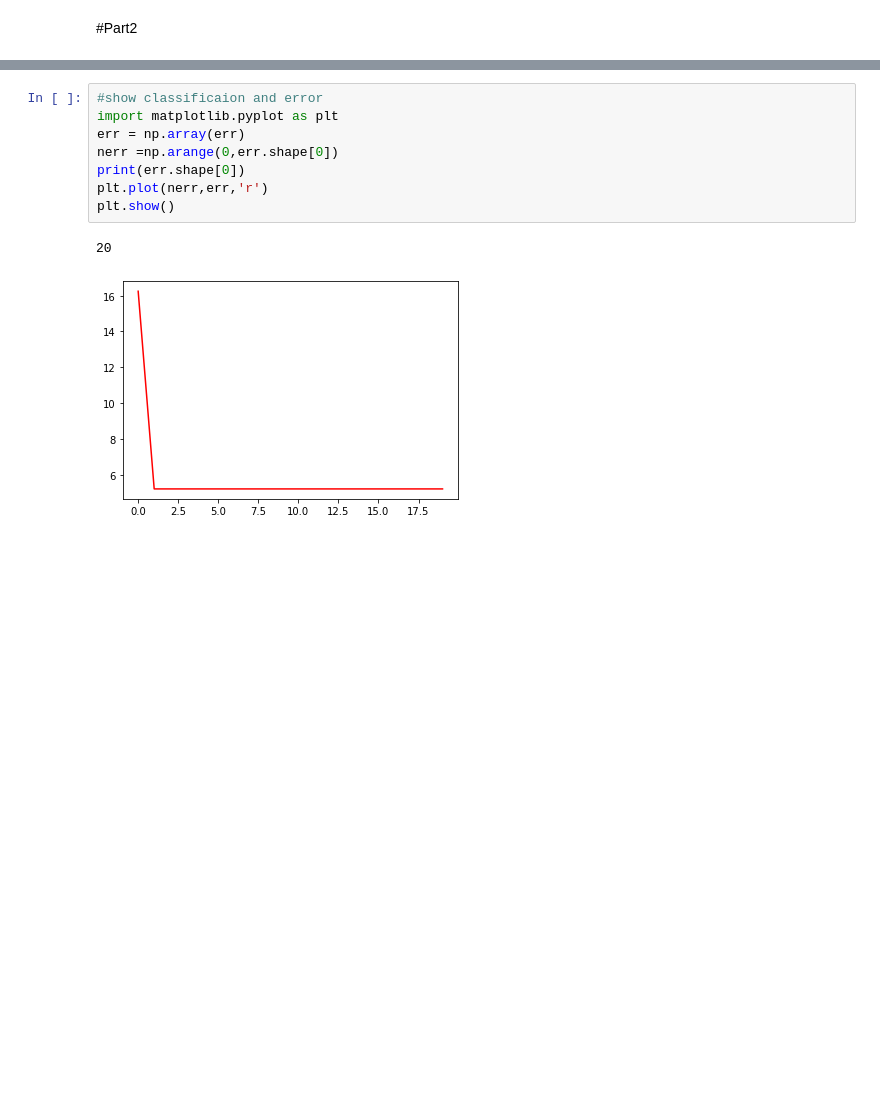
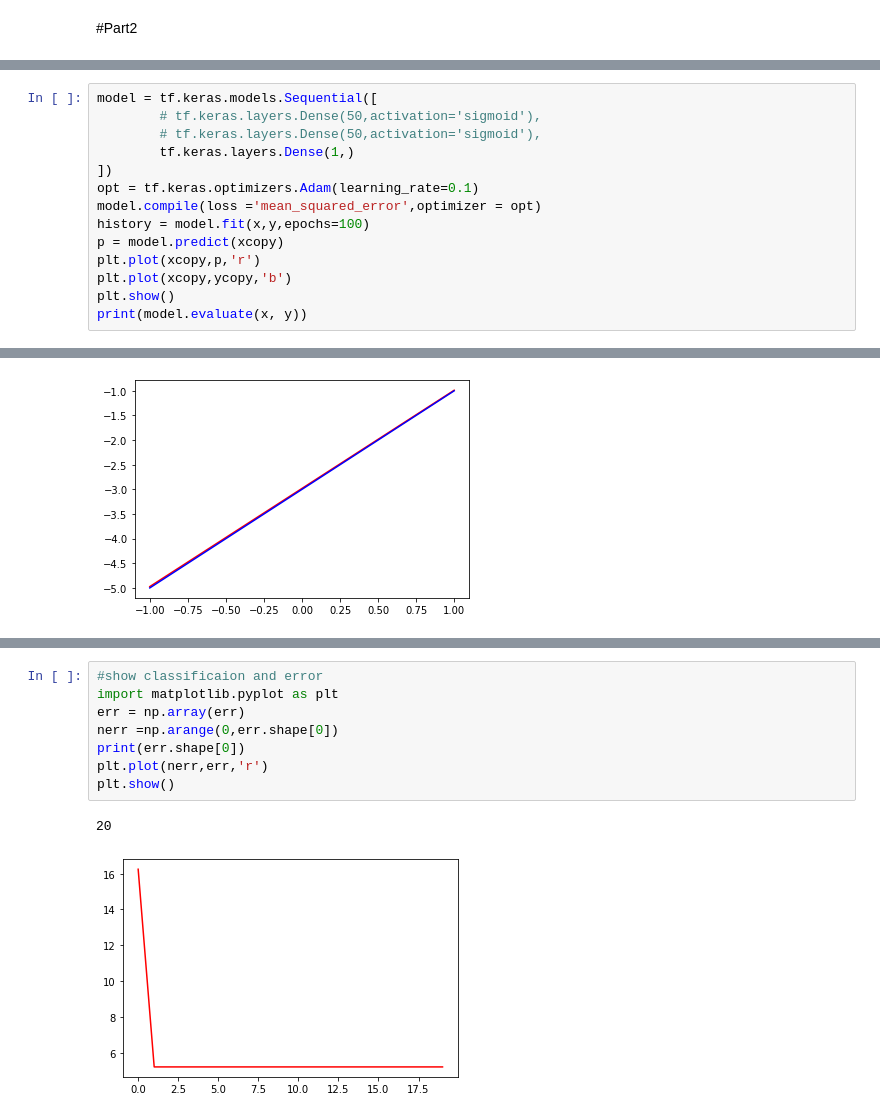
Before and after one commit to mahsaghn/MLP, a Jupyter notebook: mlp123.ipynb, the cells around one changed output, grey strips where cells are left out. Saved outputs shown, nothing was run; the diff lists cells and outputs as text; blank space fills up the shorter version.

```diff
--- a/mlp123.ipynb
+++ b/mlp123.ipynb
@@ -179,0 +192,15 @@ plt.show()
+# %%
+model = tf.keras.models.Sequential([
+        # tf.keras.layers.Dense(50,activation='sigmoid'),
+        # tf.keras.layers.Dense(50,activation='sigmoid'),
+        tf.keras.layers.Dense(1,)
+])
+opt = tf.keras.optimizers.Adam(learning_rate=0.1)
+model.compile(loss ='mean_squared_error',optimizer = opt)
+history = model.fit(x,y,epochs=100)
+p = model.predict(xcopy)
+plt.plot(xcopy,p,'r')
+plt.plot(xcopy,ycopy,'b')
+plt.show()
+print(model.evaluate(x, y))
+# %% [output]
@@ -179,0 +224 @@ plt.show()
+[figure, added]
```
Also changed, not shown: parts of 14 cells of this notebook.
